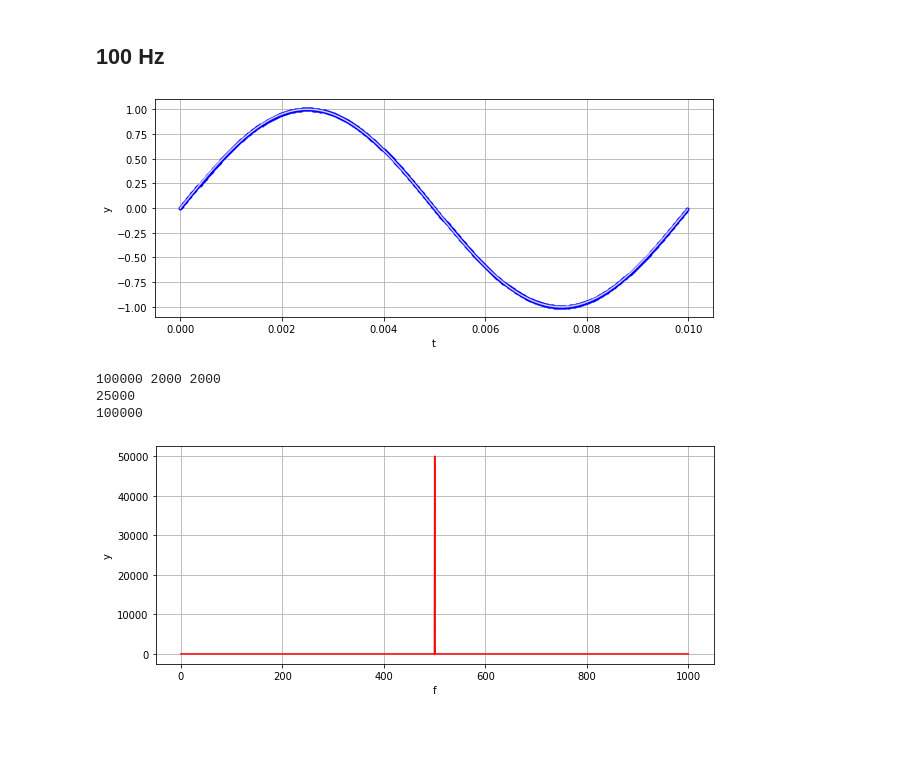
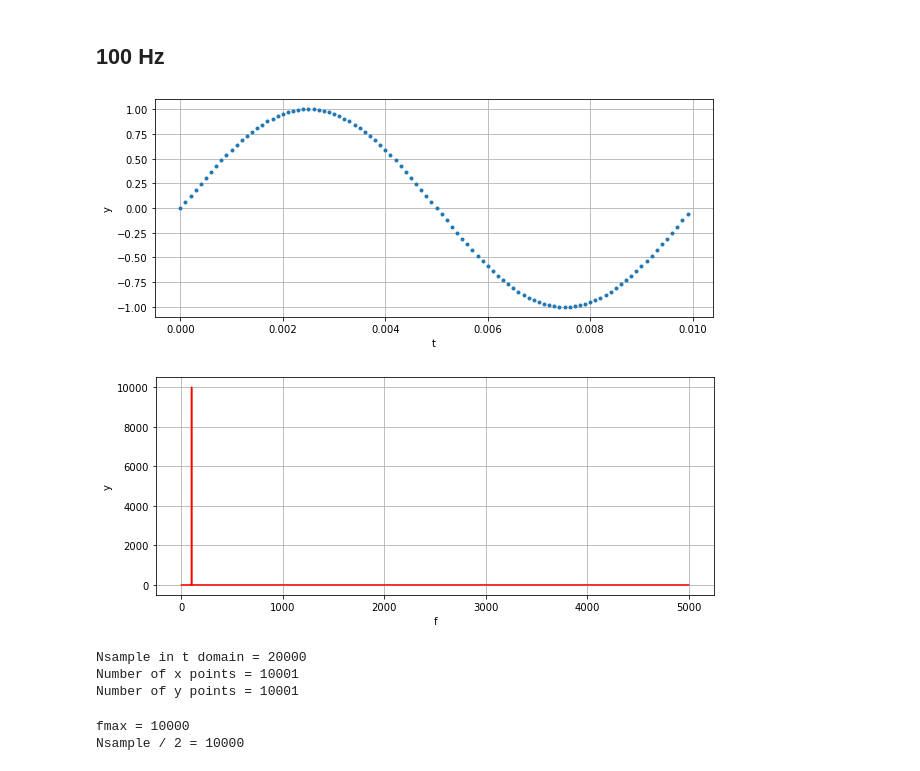
Before and after one commit to dudung/py-jupyter-nb, a Jupyter notebook: src/fft/rfft_params.ipynb, the cells around one changed output. Cells and saved outputs as stored; diff of their text form; code cells hidden in the pictures; blank space fills up the shorter version.

```diff
--- a/src/fft/rfft_params.ipynb
+++ b/src/fft/rfft_params.ipynb
@@ -22,7 +22,7 @@ AUDIO = 44100 # Hz
 ## parameters
 # %%
 # define sample rate
-sample_rate = 50000 # Hz
+sample_rate = 10000 # Hz
 duration = 2 # s
 Nsample = sample_rate * duration
 # %% [markdown]
@@ -38,45 +38,39 @@ xf = rfftfreq(Nsample, 1/ sample_rate)
 # %%
 # for M wave to plot
 M = 1
-Nshow = round(M * Nsample / (duration * freq))
+Nshow = int(M * (sample_rate / freq))
 
 # plot signal in time domain
 plt.figure(figsize=(10, 4))
 plt.grid()
 plt.xlabel('t')
 plt.ylabel('y')
-plt.plot(x[:show], y[:show], 'b.', x[:Ndata], y[:Ndata], '#ccf')
+plt.plot(x[:Nshow], y[:Nshow], '.')
 plt.show()
 # %% [output]
-[figure, old version]
+[figure, new version]
 # %%
-# get fmax
-fend = 1000
-
-# fmax is
-fmax = int(len(xf) / 2)
-
-# Nsample is from - to +, for positive only half of it
-Nend = int(fend / fmax * (Nsample / 2))
-
-points_per_freq = len(xf) / (sample_rate / 2)
-points_id = int(points_per_freq * fend)
-
-print(Nsample, Nend, points_id)
-
-
-print(fmax)
-print(Nsample)
-
 # plot signal in freqency domain
 plt.figure(figsize=(10, 4))
 plt.grid()
 plt.xlabel('f')
 plt.ylabel('y')
-plt.plot(xf[:points_id], np.abs(yf[:points_id]), 'r-')
+plt.plot(xf, np.abs(yf), 'r-')
 plt.show()
+
+print("Nsample in t domain =", Nsample)
+print("Number of x points =", len(xf))
+print("Number of y points =", len(yf))
 # %% [output]
+[figure, new version]
-100000 2000 2000
-25000
-100000
+Nsample in t domain = 20000
+Number of x points = 10001
+Number of y points = 10001
-[figure, old version]
+# %%
+# for rfft fmax = len(xf) - 1 or Nsample / 2
+fmax = len(xf) - 1
+print("fmax =", fmax)
+print("Nsample / 2 =", int(Nsample / 2))
+# %% [output]
+fmax = 10000
+Nsample / 2 = 10000
```
Also changed, not shown: parts of 3 cells of this notebook, 1 other file.
